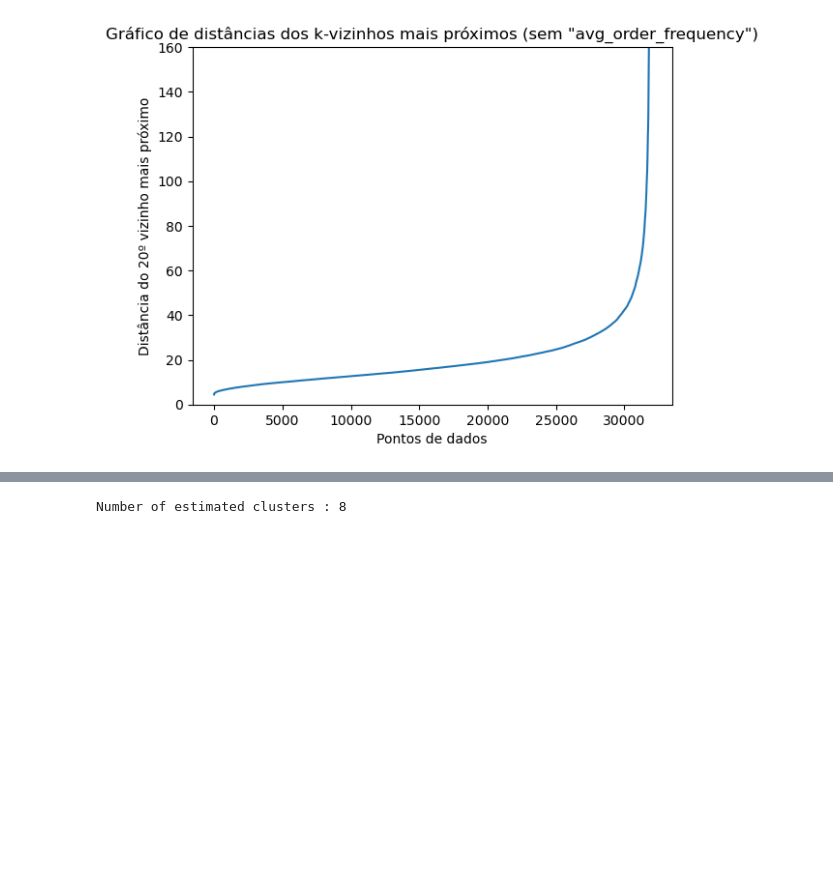
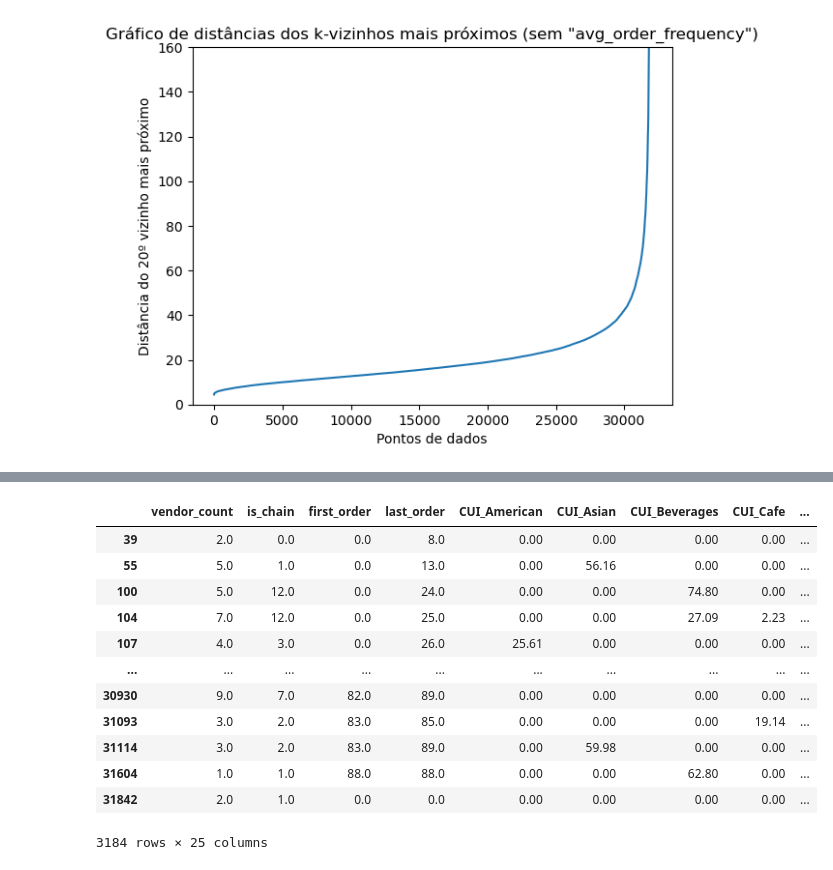
Before and after one commit to MiguelMangerona/Data-Mining-Project, a Jupyter notebook: Clustering.ipynb, the cells around one changed output, grey strips where cells are left out. Saved outputs shown, nothing was run; the diff lists cells and outputs as text; code cells hidden in the pictures; blank space fills up the shorter version.

```diff
--- a/Clustering.ipynb
+++ b/Clustering.ipynb
@@ -292,3 +185,14 @@ plt.ylim(0, 160)
 plt.show()
 # %% [output]
 [figure]
+# %%
+# Perform DBSCAN clustering
+dbscan = DBSCAN(eps=30, min_samples=40, n_jobs=-1)
+dbscan_labels = dbscan.fit_predict(df[metric_features])
+
+dbscan_n_clusters = len(np.unique(dbscan_labels))
+print("Number of estimated clusters : %d" % dbscan_n_clusters)
+
+#usei o eps=30 por causa do grafico
+#usei min_samples=10 para dar mais clusters
+# deve ser 2xdim e deve ser mais ou menos isso (24 x 2 = 48) mas assim so da 2
@@ -301,18 +213,20 @@ NameError: name 'dbscan_labels' is not defined
-# %%
-# Excluir a feature "total_value_cui" ao selecionar as features para o clustering
-features_for_clustering = [feature for feature in metric_features if feature != "avg_order_frequency"]
-
-# Perform DBSCAN clustering
-dbscan = DBSCAN(eps=40, min_samples=25, n_jobs=4)
-dbscan_labels = dbscan.fit_predict(df[features_for_clustering])
-
-dbscan_n_clusters = len(np.unique(dbscan_labels))
-print("Number of estimated clusters : %d" % dbscan_n_clusters)
-
-#usei o eps=40 por causa do grafico
-#usei min_samples=25 porque deve ser 2xdim e deve ser mais ou menos isso
-# %% [output]
-Number of estimated clusters : 8
+# %%
+# Detecting noise (potential outliers)
+df_concat.loc[df_concat['dbscan_labels'] == -1]
+# %% [output]
+|  | vendor_count | is_chain | first_order | last_order | CUI_American | CUI_Asian | CUI_Beverages | CUI_Cafe | ... |
+| 39 | 2.0 | 0.0 | 0.0 | 8.0 | 0.00 | 0.00 | 0.00 | 0.00 | ... |
+| 55 | 5.0 | 1.0 | 0.0 | 13.0 | 0.00 | 56.16 | 0.00 | 0.00 | ... |
+| 100 | 5.0 | 12.0 | 0.0 | 24.0 | 0.00 | 0.00 | 74.80 | 0.00 | ... |
+| 104 | 7.0 | 12.0 | 0.0 | 25.0 | 0.00 | 0.00 | 27.09 | 2.23 | ... |
+| 107 | 4.0 | 3.0 | 0.0 | 26.0 | 25.61 | 0.00 | 0.00 | 0.00 | ... |
+| ... | ... | ... | ... | ... | ... | ... | ... | ... | ... |
+| 30930 | 9.0 | 7.0 | 82.0 | 89.0 | 0.00 | 0.00 | 0.00 | 0.00 | ... |
+| 31093 | 3.0 | 2.0 | 83.0 | 85.0 | 0.00 | 0.00 | 0.00 | 19.14 | ... |
+| 31114 | 3.0 | 2.0 | 83.0 | 89.0 | 0.00 | 59.98 | 0.00 | 0.00 | ... |
+| 31604 | 1.0 | 1.0 | 88.0 | 88.0 | 0.00 | 0.00 | 62.80 | 0.00 | ... |
+| 31842 | 2.0 | 1.0 | 0.0 | 0.0 | 0.00 | 0.00 | 0.00 | 0.00 | ... |
+3184 rows × 25 columns
 # %%
 np.unique(dbscan_labels)
 # %% [output]
```
Also changed, not shown: parts of 26 cells of this notebook.
